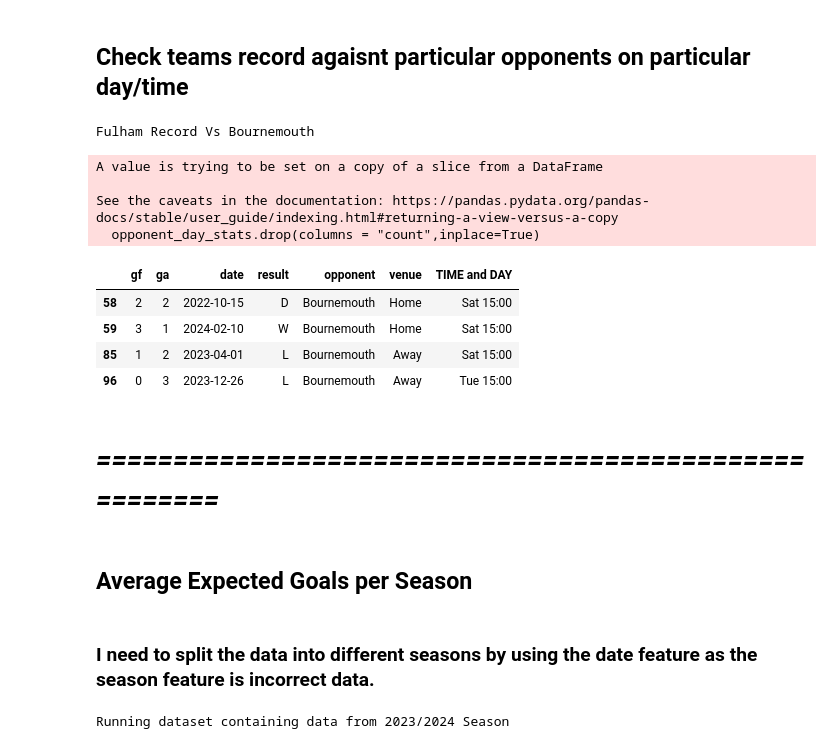
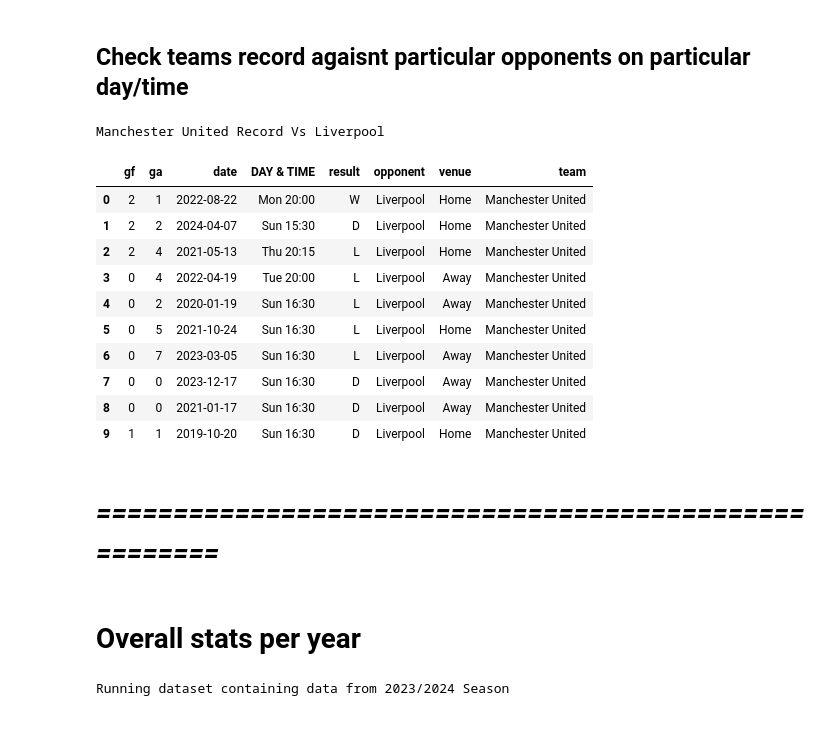
Before and after one commit to sbs24066/Can-data-be-used-to-gain-a-statistical-advantage-in-sports-betting-, a Jupyter notebook: Strategic_Thinking_HDIP2024_CA3_David_Mooney_sbs24066.ipynb, the cells around one changed output. Cells and saved outputs as stored; diff of their text form; code cells hidden in the pictures.

Commit message:
team vs opponent stats

```diff
--- a/Strategic_Thinking_HDIP2024_CA3_David_Mooney_sbs24066.ipynb
+++ b/Strategic_Thinking_HDIP2024_CA3_David_Mooney_sbs24066.ipynb
@@ -307,0 +292,5 @@ def run_Season_dataset(Chosen_season):
+# %%
+Home_Team = 'Manchester United'
+Away_Team =  'Liverpool'
+
+Chosen_season = "Premier League Season 2023/2024"
@@ -327,6 +351,6 @@ Prem_df_Match_Times_analysis
 # %%
-wins_time = Prem_df_Match_Times_analysis[["gf","ga","date","time","day","result","opponent","venue","team"]]
+wins_time = Prem_df_Match_Times_analysis[["gf","ga","date","DAY & TIME","result","opponent","venue","team"]]
 # %%
 team = wins_time[(wins_time["team"] == Home_Team)];
 # %%
-team["TIME and DAY"] = team['day'] + ' ' + team['time']
+#team["TIME and DAY"] = team['day'] + ' ' + team['time']
@@ -339,3 +356,0 @@ See the caveats in the documentation: https://pandas.pydata.org/pandas-docs/stab
-# %%
-drop_cols_time = team[["time", "day","team"]]
-team.drop(drop_cols_time, axis = 1, inplace = True)
@@ -368,27 +378,28 @@ DF_day_results
 # %%
 #Insert team in the opponnent varibale depending on who team is playing
 Opponent = Away_Team
 opponent_day_stats = DF_day_results[(DF_day_results["opponent"] == Opponent)]
 opponent_day_stats.drop(columns = "count",inplace=True)
 print(Home_Team, "Record Vs", Away_Team)
+opponent_day_stats.reset_index(drop=True,inplace=True)
 opponent_day_stats
 # %% [output]
-Fulham Record Vs Bournemouth
+Manchester United Record Vs Liverpool
-A value is trying to be set on a copy of a slice from a DataFrame
-
-See the caveats in the documentation: https://pandas.pydata.org/pandas-docs/stable/user_guide/indexing.html#returning-a-view-versus-a-copy
-  opponent_day_stats.drop(columns = "count",inplace=True)
-|  | gf | ga | date | result | opponent | venue | TIME and DAY |
-| 58 | 2 | 2 | 2022-10-15 | D | Bournemouth | Home | Sat 15:00 |
-| 59 | 3 | 1 | 2024-02-10 | W | Bournemouth | Home | Sat 15:00 |
-| 85 | 1 | 2 | 2023-04-01 | L | Bournemouth | Away | Sat 15:00 |
-| 96 | 0 | 3 | 2023-12-26 | L | Bournemouth | Away | Tue 15:00 |
+|  | gf | ga | date | DAY & TIME | result | opponent | venue | team |
+| 0 | 2 | 1 | 2022-08-22 | Mon 20:00 | W | Liverpool | Home | Manchester United |
+| 1 | 2 | 2 | 2024-04-07 | Sun 15:30 | D | Liverpool | Home | Manchester United |
+| 2 | 2 | 4 | 2021-05-13 | Thu 20:15 | L | Liverpool | Home | Manchester United |
+| 3 | 0 | 4 | 2022-04-19 | Tue 20:00 | L | Liverpool | Away | Manchester United |
+| 4 | 0 | 2 | 2020-01-19 | Sun 16:30 | L | Liverpool | Away | Manchester United |
+| 5 | 0 | 5 | 2021-10-24 | Sun 16:30 | L | Liverpool | Home | Manchester United |
+| 6 | 0 | 7 | 2023-03-05 | Sun 16:30 | L | Liverpool | Away | Manchester United |
+| 7 | 0 | 0 | 2023-12-17 | Sun 16:30 | D | Liverpool | Away | Manchester United |
+| 8 | 0 | 0 | 2021-01-17 | Sun 16:30 | D | Liverpool | Away | Manchester United |
+| 9 | 1 | 1 | 2019-10-20 | Sun 16:30 | D | Liverpool | Home | Manchester United |
 # %% [markdown]
 # *======================================================*
 # %% [markdown]
-## Average Expected Goals per Season
+# Overall stats per year
-# %% [markdown]
-### I need to split the data into different seasons by using the date feature as the season feature is incorrect data.
 # %%
 Prem_df_stats = run_Season_dataset(Chosen_season)
 # %% [output]
```
Also changed, not shown: parts of 69 cells of this notebook.
